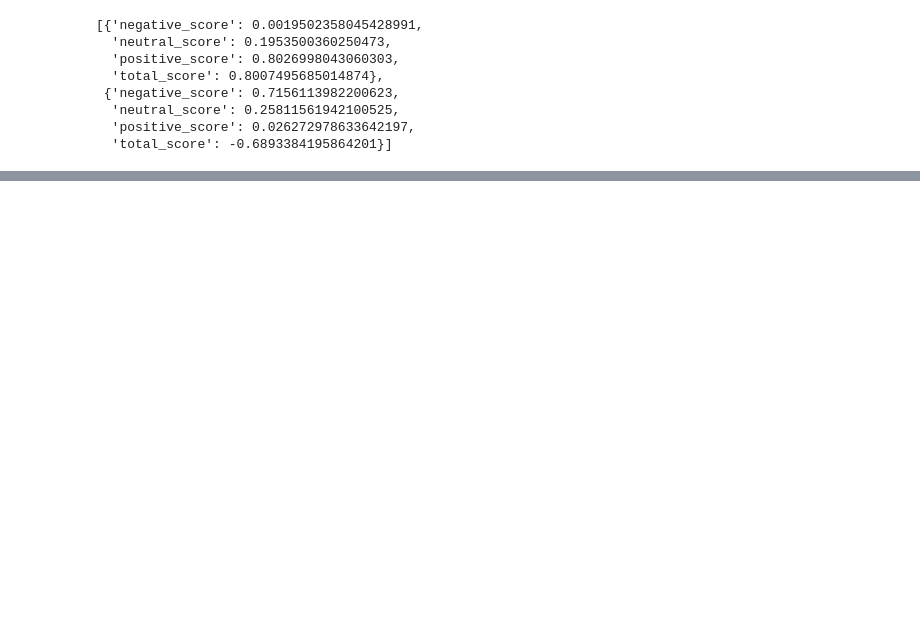
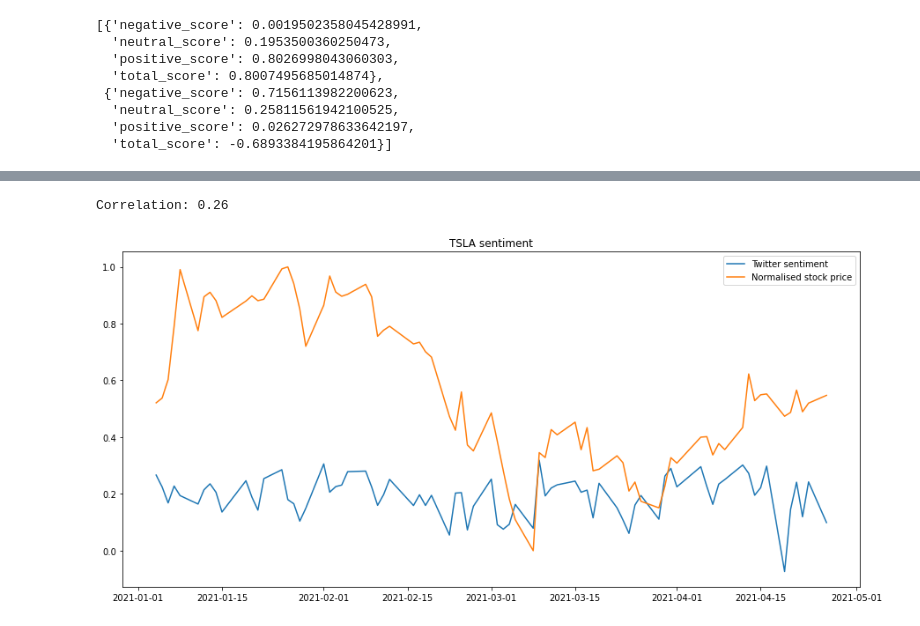
Before and after one commit to rometaidla/flash-boys, a Jupyter notebook: roberta-sentiment.ipynb, the cells around one changed output, grey strips where cells are left out. Drawn from its saved outputs; the diff is of its cells as text; code cells hidden in the pictures; blank space fills up the shorter version.

```diff
--- a/roberta-sentiment.ipynb
+++ b/roberta-sentiment.ipynb
@@ -50,0 +83,5 @@ aapl_df
+# %%
+plot(stock_df, "TSLA", save_figure=True)
+# %% [output]
+Correlation: 0.26
+[figure, added]
```
Also changed, not shown: parts of 10 cells of this notebook, 4 other files.
